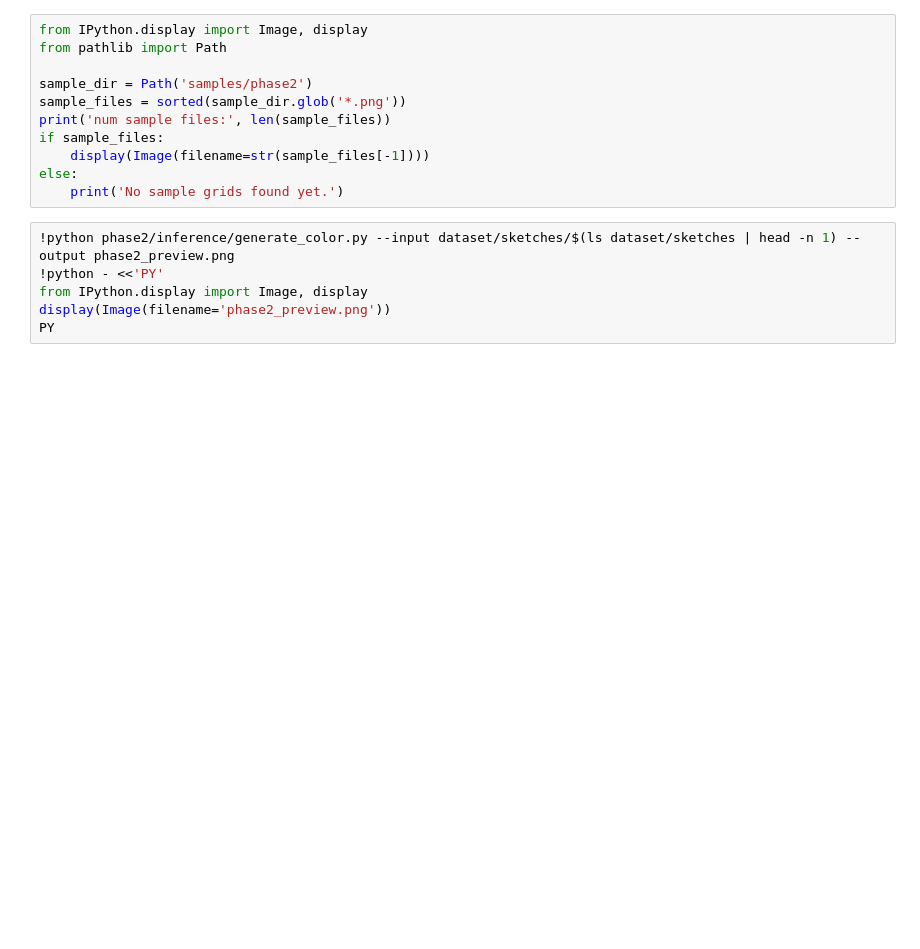
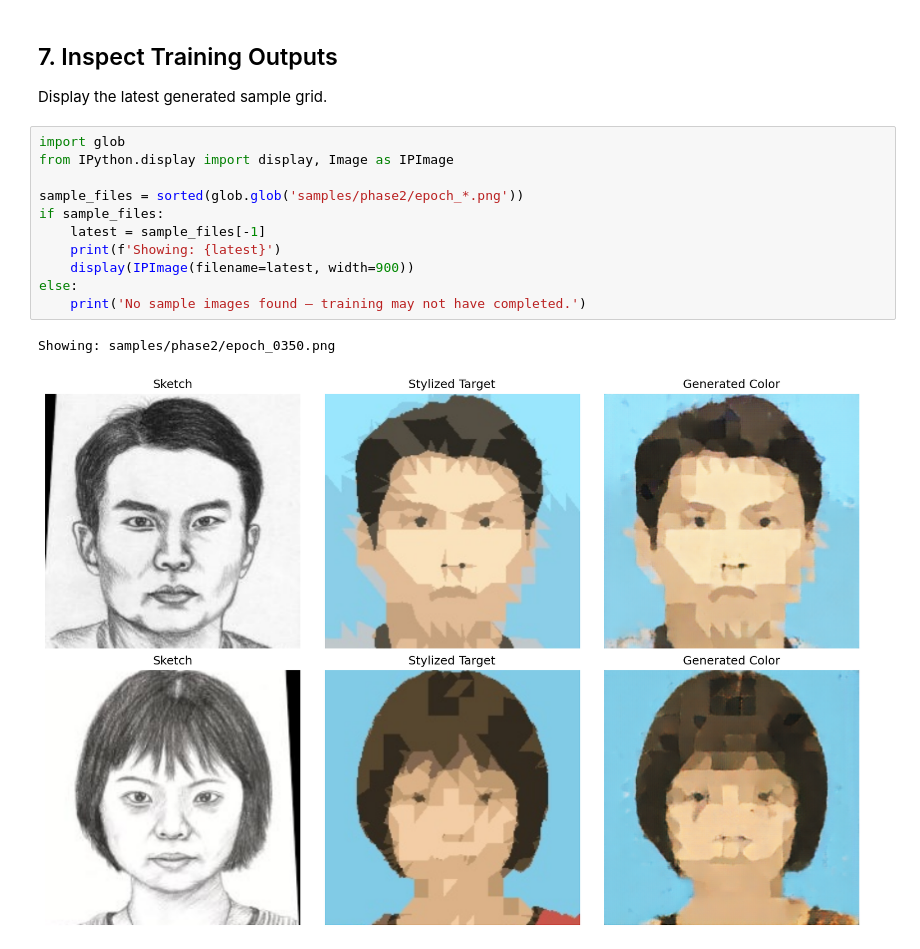
Before and after one commit to supratimcoder1/deep-sketch, a Jupyter notebook: phase2/notebooks/kaggle_phase2.ipynb, the cells around one changed output. Saved outputs shown, nothing was run; the diff lists cells and outputs as text; blank space fills up the shorter version.

```diff
--- a/phase2/notebooks/kaggle_phase2.ipynb
+++ b/phase2/notebooks/kaggle_phase2.ipynb
@@ -60,17 +122,17 @@ print('Linked dataset directories:')
-# %%
-from IPython.display import Image, display
-from pathlib import Path
-
-sample_dir = Path('samples/phase2')
-sample_files = sorted(sample_dir.glob('*.png'))
-print('num sample files:', len(sample_files))
-if sample_files:
-    display(Image(filename=str(sample_files[-1])))
-else:
-    print('No sample grids found yet.')
-# %%
-!python phase2/inference/generate_color.py --input dataset/sketches/$(ls dataset/sketches | head -n 1) --output phase2_preview.png
-!python - <<'PY'
-from IPython.display import Image, display
-display(Image(filename='phase2_preview.png'))
-PY
+# %% [markdown]
+## 7. Inspect Training Outputs
+Display the latest generated sample grid.
+# %%
+import glob
+from IPython.display import display, Image as IPImage
+
+sample_files = sorted(glob.glob('samples/phase2/epoch_*.png'))
+if sample_files:
+    latest = sample_files[-1]
+    print(f'Showing: {latest}')
+    display(IPImage(filename=latest, width=900))
+else:
+    print('No sample images found — training may not have completed.')
+# %% [output]
+Showing: samples/phase2/epoch_0350.png
+[figure, added]
```
Also changed, not shown: parts of 21 cells of this notebook.
